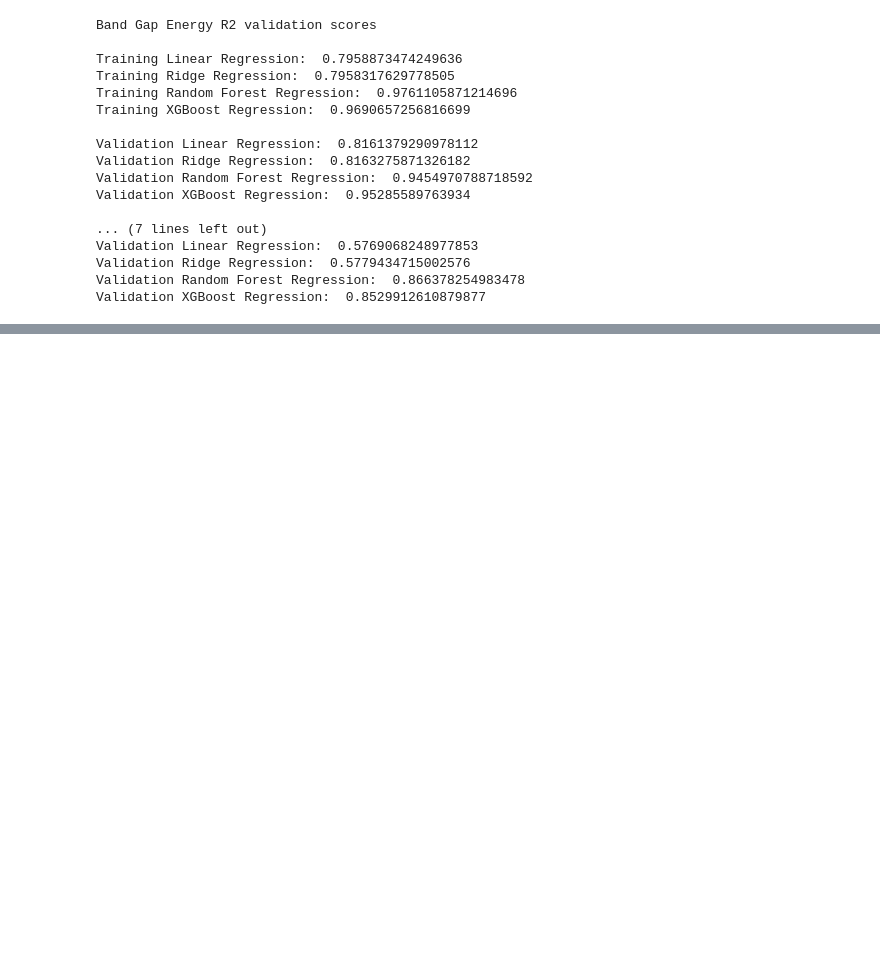
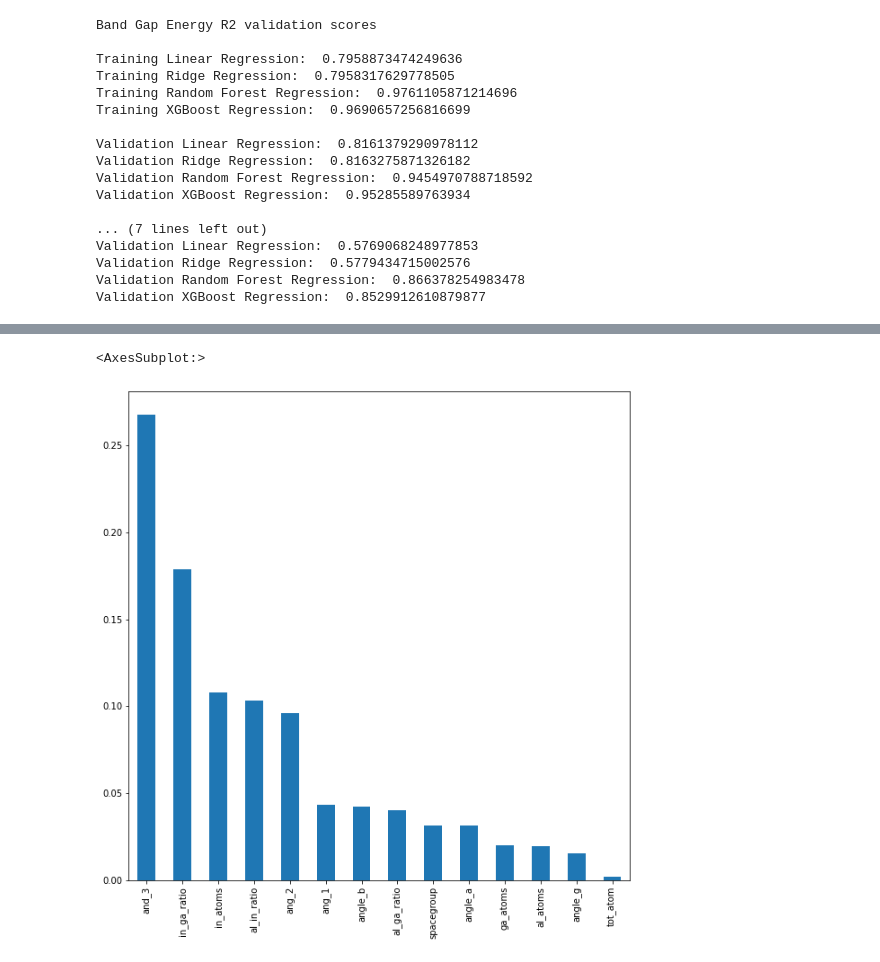
Before and after one commit to no-i-in-team/reesh, a Jupyter notebook: conductors/unit_2_project.ipynb, the cells around one changed output, grey strips where cells are left out. Saved outputs shown, nothing was run; the diff lists cells and outputs as text; code cells hidden in the pictures; blank space fills up the shorter version.

```diff
--- a/conductors/unit_2_project.ipynb
+++ b/conductors/unit_2_project.ipynb
@@ -566,0 +500,7 @@ xgbr2_importances.plot( kind = 'bar' )
+# %%
+rfr2_importances = pd.Series( rfr2_fimp , index = X2_train.columns )
+rfr2_importances.sort_values( ascending = False , inplace = True )
+rfr2_importances.plot( kind = 'bar' , figsize = ( 10 , 10 ) )
+# %% [output]
+<AxesSubplot:>
+[figure, added]
```
Also changed, not shown: parts of 19 cells of this notebook.
